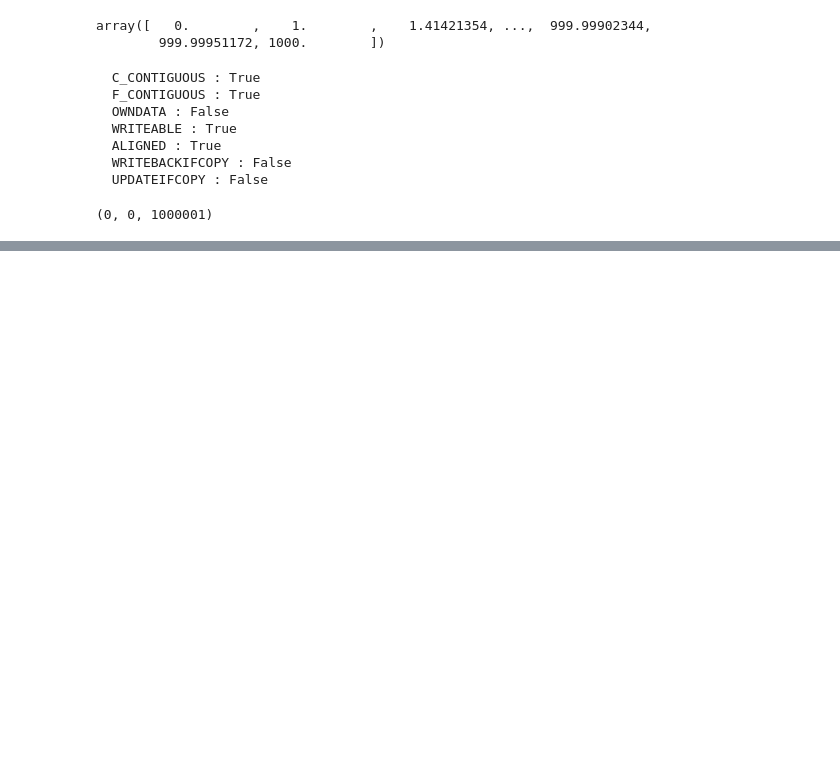
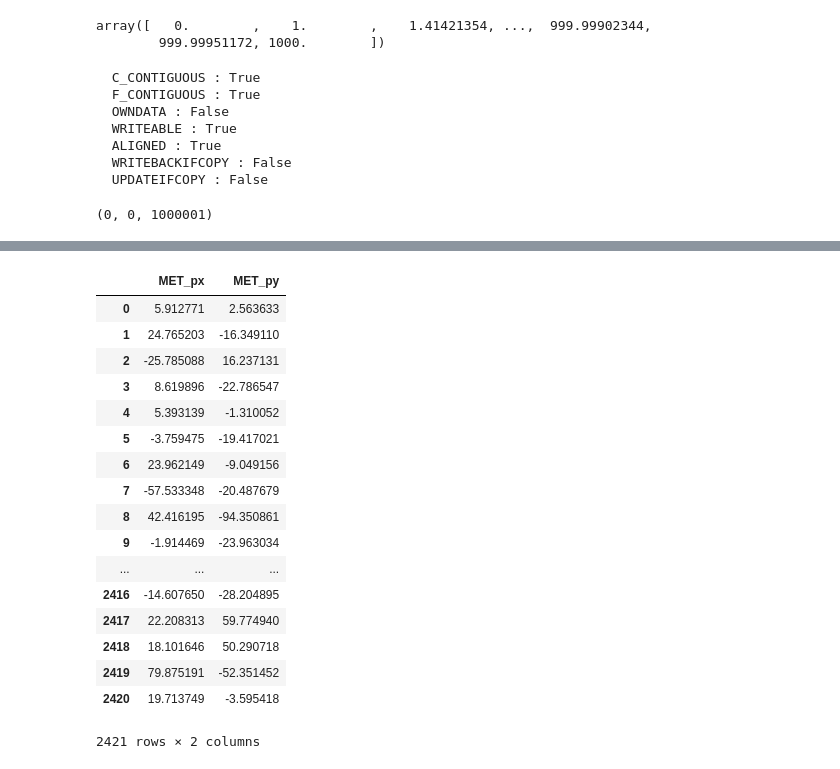
Before and after one commit to jpivarski-talks/2019-06-10-usatlas-argonne-python, a Jupyter notebook: 03-pyroot.ipynb, the cells around one changed output, grey strips where cells are left out. Drawn from its saved outputs; the diff is of its cells as text; code cells hidden in the pictures; blank space fills up the shorter version.

```diff
--- a/03-pyroot.ipynb
+++ b/03-pyroot.ipynb
@@ -171,0 +259,27 @@ len(a_vector), a_vector.capacity(), len(a_array)
+# %%
+# Use return_labels=True to interface with Pandas.
+
+data, labels = tree.AsMatrix(["MET_px", "MET_py"], return_labels=True)
+
+import pandas
+df = pandas.DataFrame(data, columns=labels)
+df
+# %% [output]
+|  | MET_px | MET_py |
+| 0 | 5.912771 | 2.563633 |
+| 1 | 24.765203 | -16.349110 |
+| 2 | -25.785088 | 16.237131 |
+| 3 | 8.619896 | -22.786547 |
+| 4 | 5.393139 | -1.310052 |
+| 5 | -3.759475 | -19.417021 |
+| 6 | 23.962149 | -9.049156 |
+| 7 | -57.533348 | -20.487679 |
+| 8 | 42.416195 | -94.350861 |
+| 9 | -1.914469 | -23.963034 |
+| ... | ... | ... |
+| 2416 | -14.607650 | -28.204895 |
+| 2417 | 22.208313 | 59.774940 |
+| 2418 | 18.101646 | 50.290718 |
+| 2419 | 79.875191 | -52.351452 |
+| 2420 | 19.713749 | -3.595418 |
+2421 rows × 2 columns
```
Also changed, not shown: parts of 12 cells of this notebook, 3 other files.
